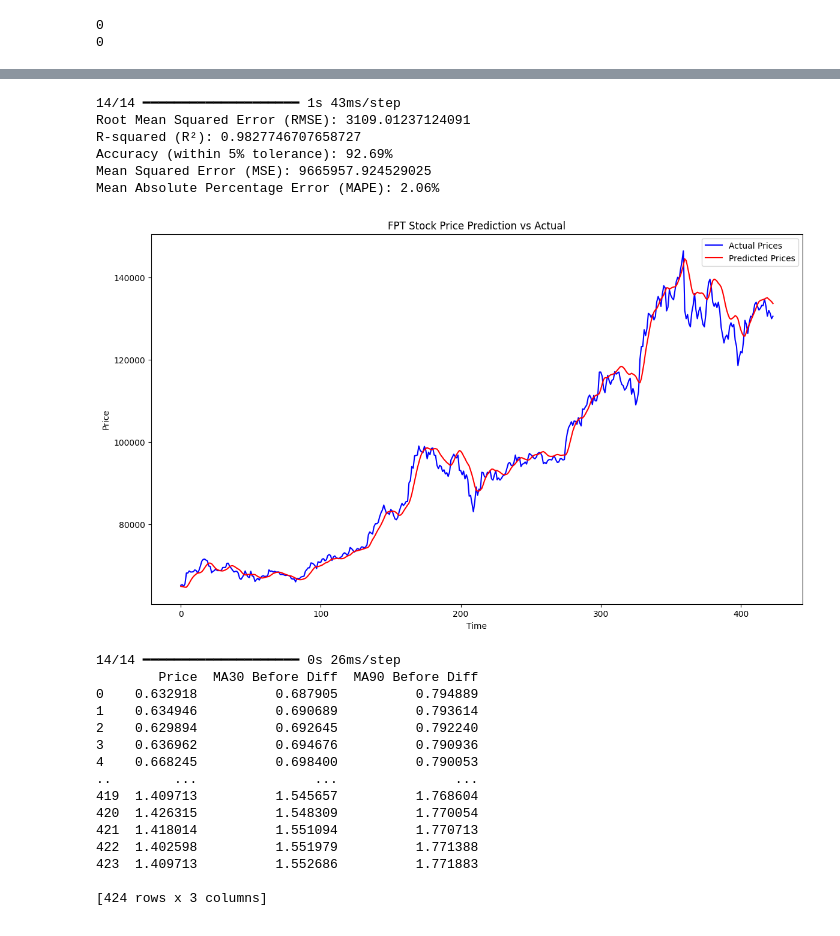
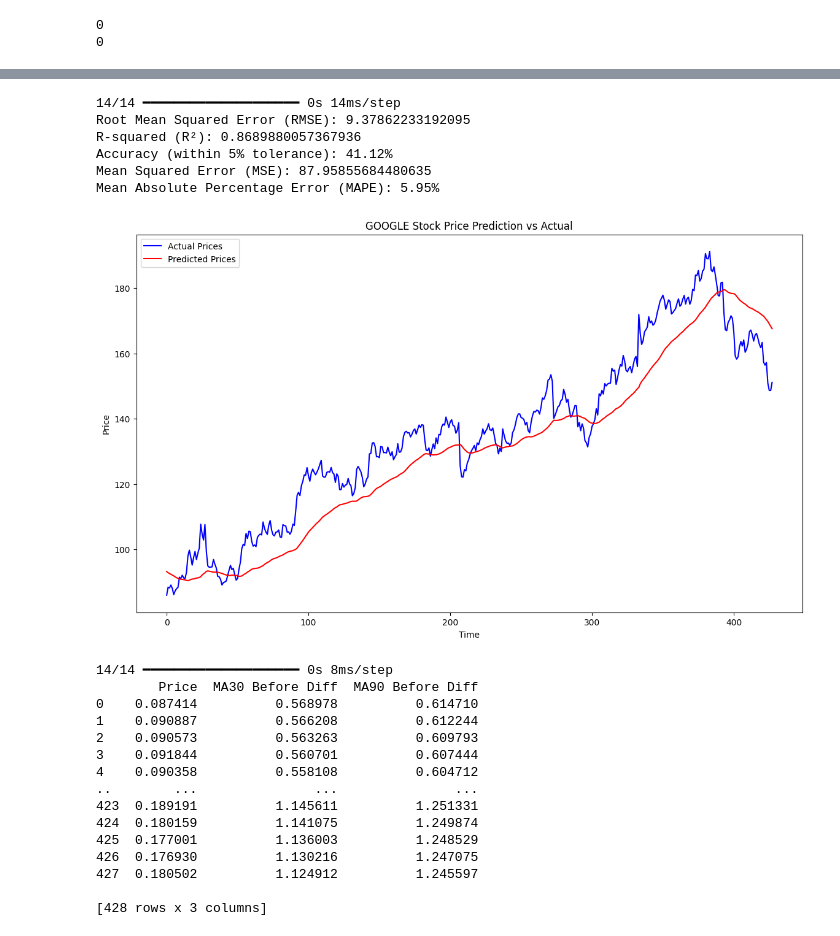
Before and after one commit to anyud/final, a Jupyter notebook: Data_stock/LSTM_new.ipynb, the cells around one changed output, grey strips where cells are left out. Cells and saved outputs as stored; diff of their text form; code cells hidden in the pictures.

```diff
--- a/Data_stock/LSTM_new.ipynb
+++ b/Data_stock/LSTM_new.ipynb
@@ -62,7 +62,7 @@ bid_processed.to_csv('D:\\Github anyud\\final\\Data_stock\\BID_Processed.csv', i
  'D:\\Github anyud\\final\\Data_stock\\BID_Processed.csv']
 # %%
 acb_data = pd.read_csv("D:\\Github anyud\\final\\Data_stock\\ACB_Processed.csv")
-aapl_data = pd.read_csv('D:\\Github anyud\\final\\Data_stock\\FPT_Processed.csv')
+aapl_data = pd.read_csv('D:\\Github anyud\\final\\Data_stock\\GOOGL_Processed.csv')
 bid_data = pd.read_csv('D:\\Github anyud\\final\\Data_stock\\BID_Processed.csv')
 fpt_data = pd.read_csv('D:\\Github anyud\\final\\Data_stock\\FPT_Processed.csv')
 googl_data = pd.read_csv('D:\\Github anyud\\final\\Data_stock\\GOOGL_Processed.csv')
@@ -259,7 +259,7 @@ tuner = kt.RandomSearch(
     max_trials=10,         # Number of hyperparameter combinations to try
     executions_per_trial=1, # How many models to train per trial for more robustness
     directory='tuning_dir', # Where to save tuning results
-    project_name='fpt_tuning' # Name of the tuning project
+    project_name='google_tuning' # Name of the tuning project
 )
 
 # Print a summary of the search space
@@ -352,37 +348,37 @@ print(f"Mean Squared Error (MSE): {mse}")
 mape = np.mean(np.abs((actuals - predictions) / actuals)) * 100
 print(f"Mean Absolute Percentage Error (MAPE): {mape:.2f}%")
 # %% [output]
-14/14 ━━━━━━━━━━━━━━━━━━━━ 1s 43ms/step
-Root Mean Squared Error (RMSE): 3109.01237124091
-R-squared (R²): 0.9827746707658727
-Accuracy (within 5% tolerance): 92.69%
-Mean Squared Error (MSE): 9665957.924529025
-Mean Absolute Percentage Error (MAPE): 2.06%
+14/14 ━━━━━━━━━━━━━━━━━━━━ 0s 14ms/step
+Root Mean Squared Error (RMSE): 9.37862233192095
+R-squared (R²): 0.8689880057367936
+Accuracy (within 5% tolerance): 41.12%
+Mean Squared Error (MSE): 87.95855684480635
+Mean Absolute Percentage Error (MAPE): 5.95%
 # %%
 import matplotlib.pyplot as plt
 import numpy as np
 
 # Plot predictions vs actuals
 plt.figure(figsize=(14, 8))
 
 # Plot actual prices
 plt.plot(actuals, label='Actual Prices', color='blue')
 
 # Plot predicted prices
 plt.plot(predictions, label='Predicted Prices', color='red')
 
 # Add title and labels
-plt.title('FPT Stock Price Prediction vs Actual')
+plt.title('GOOGLE Stock Price Prediction vs Actual')
 plt.xlabel('Time')
 plt.ylabel('Price')
 
 # Add a legend to differentiate the two lines
 plt.legend()
 
 # Display the plot
 plt.show()
 # %% [output]
-[figure, old version]
+[figure, new version]
 # %%
 import pandas as pd
 import matplotlib.pyplot as plt
@@ -454,18 +450,18 @@ print(aligned_test_full)
 # plt.legend()
 # plt.show()
 # %% [output]
-14/14 ━━━━━━━━━━━━━━━━━━━━ 0s 26ms/step
+14/14 ━━━━━━━━━━━━━━━━━━━━ 0s 8ms/step
         Price  MA30 Before Diff  MA90 Before Diff
-0    0.632918          0.687905          0.794889
-1    0.634946          0.690689          0.793614
-2    0.629894          0.692645          0.792240
-3    0.636962          0.694676          0.790936
-4    0.668245          0.698400          0.790053
+0    0.087414          0.568978          0.614710
+1    0.090887          0.566208          0.612244
+2    0.090573          0.563263          0.609793
+3    0.091844          0.560701          0.607444
+4    0.090358          0.558108          0.604712
 ..        ...               ...               ...
-419  1.409713          1.545657          1.768604
-420  1.426315          1.548309          1.770054
-421  1.418014          1.551094          1.770713
-422  1.402598          1.551979          1.771388
-423  1.409713          1.552686          1.771883
+423  0.189191          1.145611          1.251331
+424  0.180159          1.141075          1.249874
+425  0.177001          1.136003          1.248529
+426  0.176930          1.130216          1.247075
+427  0.180502          1.124912          1.245597
 
-[424 rows x 3 columns]
+[428 rows x 3 columns]
```
Also changed, not shown: parts of 4 cells of this notebook, 2 other files.
